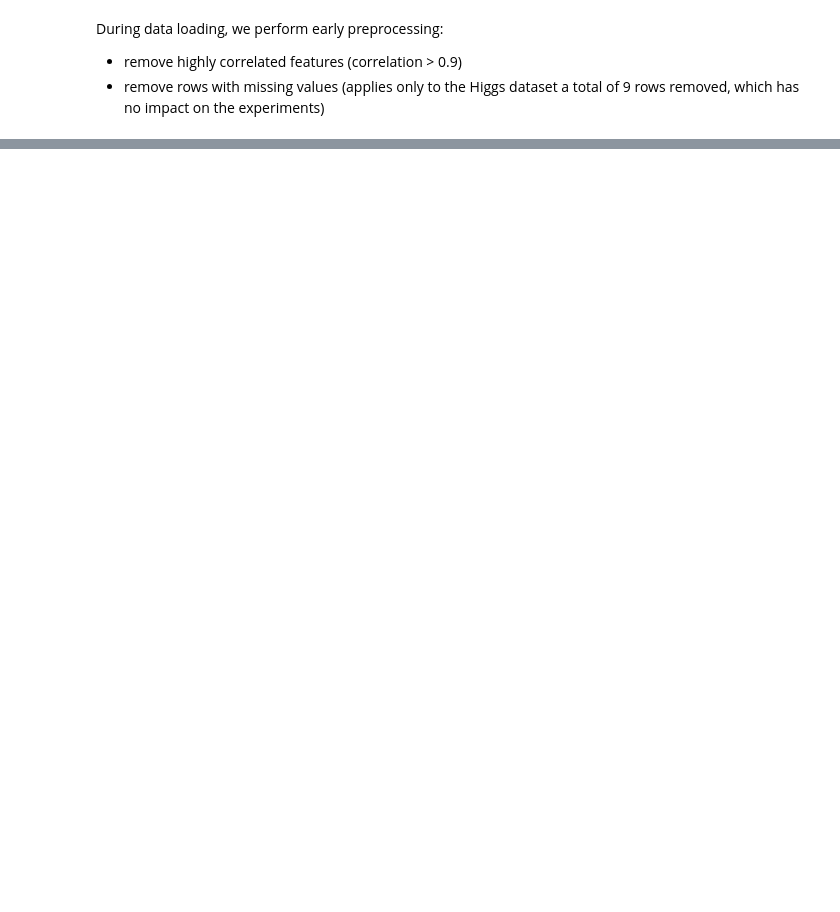
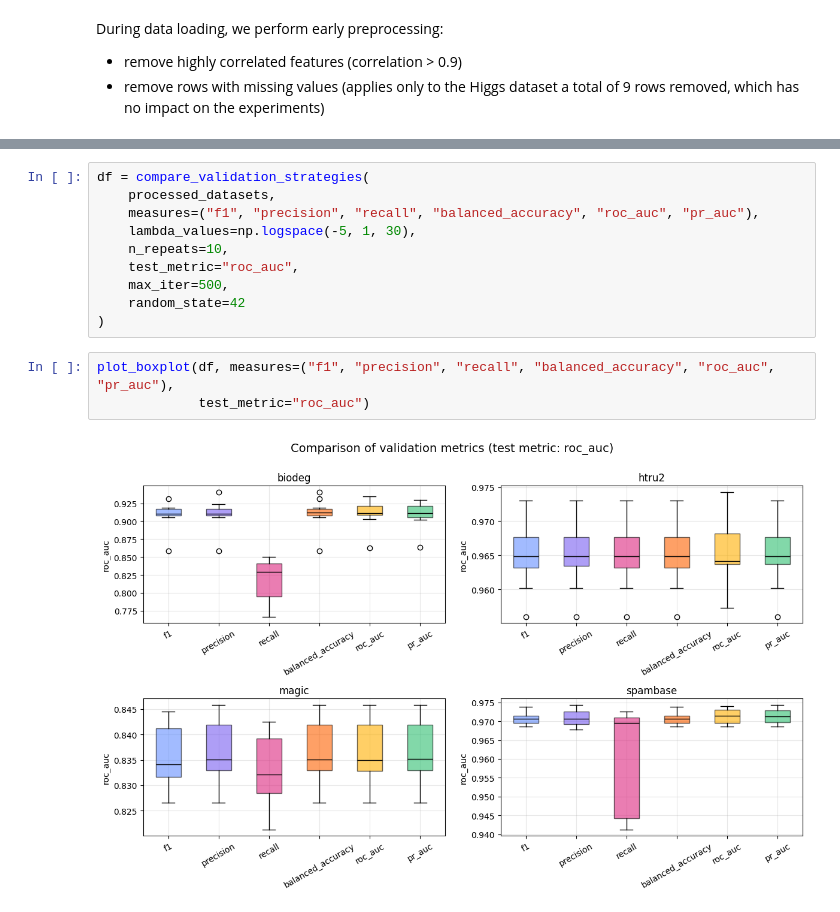
Before and after one commit to kwiatkowskaa/logistic-regression-missing-labels, a Jupyter notebook: notebooks/fista_logreg_unlabeled.ipynb, the cells around one changed output, grey strips where cells are left out. Cells and saved outputs as stored; diff of their text form; blank space fills up the shorter version.

```diff
--- a/notebooks/fista_logreg_unlabeled.ipynb
+++ b/notebooks/fista_logreg_unlabeled.ipynb
@@ -245,0 +456,15 @@ compare_fista_sklearn(processed_datasets, max_iters=np.linspace(100, 1000, 10).a
+# %%
+df = compare_validation_strategies(
+    processed_datasets,
+    measures=("f1", "precision", "recall", "balanced_accuracy", "roc_auc", "pr_auc"),
+    lambda_values=np.logspace(-5, 1, 30),
+    n_repeats=10,
+    test_metric="roc_auc",
+    max_iter=500,
+    random_state=42
+)
+# %%
+plot_boxplot(df, measures=("f1", "precision", "recall", "balanced_accuracy", "roc_auc", "pr_auc"),
+             test_metric="roc_auc")
+# %% [output]
+[figure, added]
```
Also changed, not shown: parts of 11 cells of this notebook, 2 other files.
